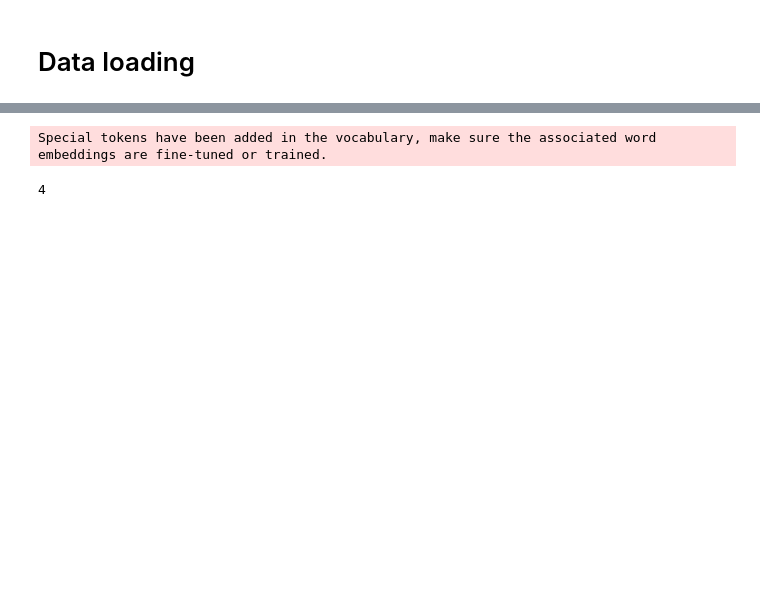
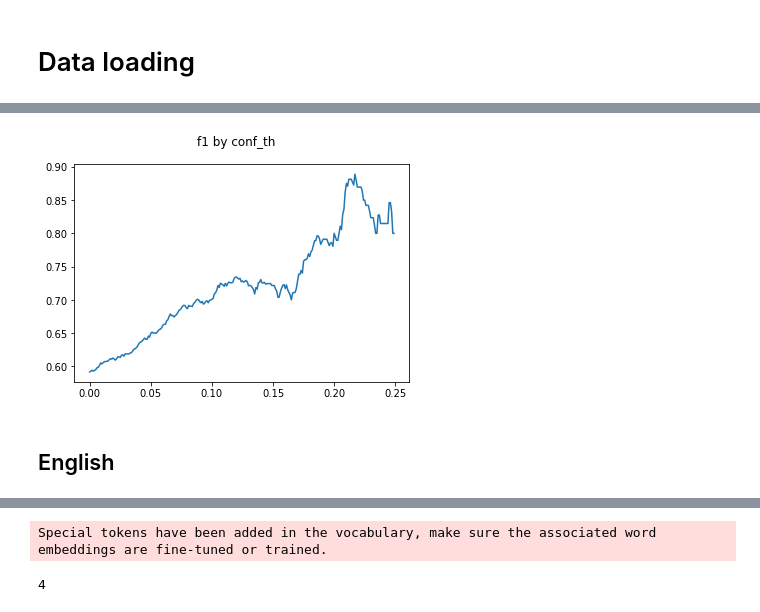
Before and after one commit to IlyaGusev/HeadlineCause, a Jupyter notebook: notebooks/HeadlineCauseGPT.ipynb, the cells around one changed output, grey strips where cells are left out. Saved outputs shown, nothing was run; the diff lists cells and outputs as text; code cells hidden in the pictures; blank space fills up the shorter version.

```diff
--- a/notebooks/HeadlineCauseGPT.ipynb
+++ b/notebooks/HeadlineCauseGPT.ipynb
@@ -103,0 +149,7 @@ set_random_seed(1337)
+# %%
+from transformers import AutoModelForCausalLM, AutoTokenizer
+
+model_name = "sberbank-ai/rugpt3small_based_on_gpt2"
+
+ru_model = AutoModelForCausalLM.from_pretrained(model_name).to("cuda")
+ru_tokenizer = AutoTokenizer.from_pretrained(model_name)
@@ -103,0 +158,2 @@ set_random_seed(1337)
+# %%
+ru_labels, ru_preds = calc_predictions(ru_model, ru_tokenizer, "ru/final.jsonl")
@@ -103,0 +188,13 @@ set_random_seed(1337)
+# %%
+from sklearn.metrics import classification_report, balanced_accuracy_score, confusion_matrix
+import numpy as np
+
+confidence_th = 0.1
+
+mask = np.array([abs(p - 1.0) > confidence_th for p in ru_preds])
+y_true = np.array(ru_labels)[mask]
+y_pred = np.array([int(p > 1.0) for p in ru_preds])[mask]
+
+print(classification_report(y_true, y_pred))
+print('Balanced accuracy:', balanced_accuracy_score(y_true, y_pred))
+print('\nConfusion_matrix:\n', confusion_matrix(y_true, y_pred))
@@ -103,0 +216,21 @@ set_random_seed(1337)
+# %%
+import matplotlib.pyplot as plt
+from sklearn.metrics import f1_score
+
+xs = []
+ys = []
+for th_idx in range(250):
+    th = th_idx / 1000.0
+    mask = np.array([abs(conf - 1.0) > th for conf in ru_preds])
+    y_true = np.array(ru_labels)[mask]
+    y_pred = np.array([int(p > 1.0) for p in ru_preds])[mask]
+    xs.append(th)
+    ys.append(f1_score(y_true, y_pred))
+
+plt.plot(xs, ys)
+plt.suptitle('f1 by conf_th')
+plt.show()
+# %% [output]
+[figure, added]
+# %% [markdown]
+## English
```
Also changed, not shown: parts of 23 cells of this notebook.
